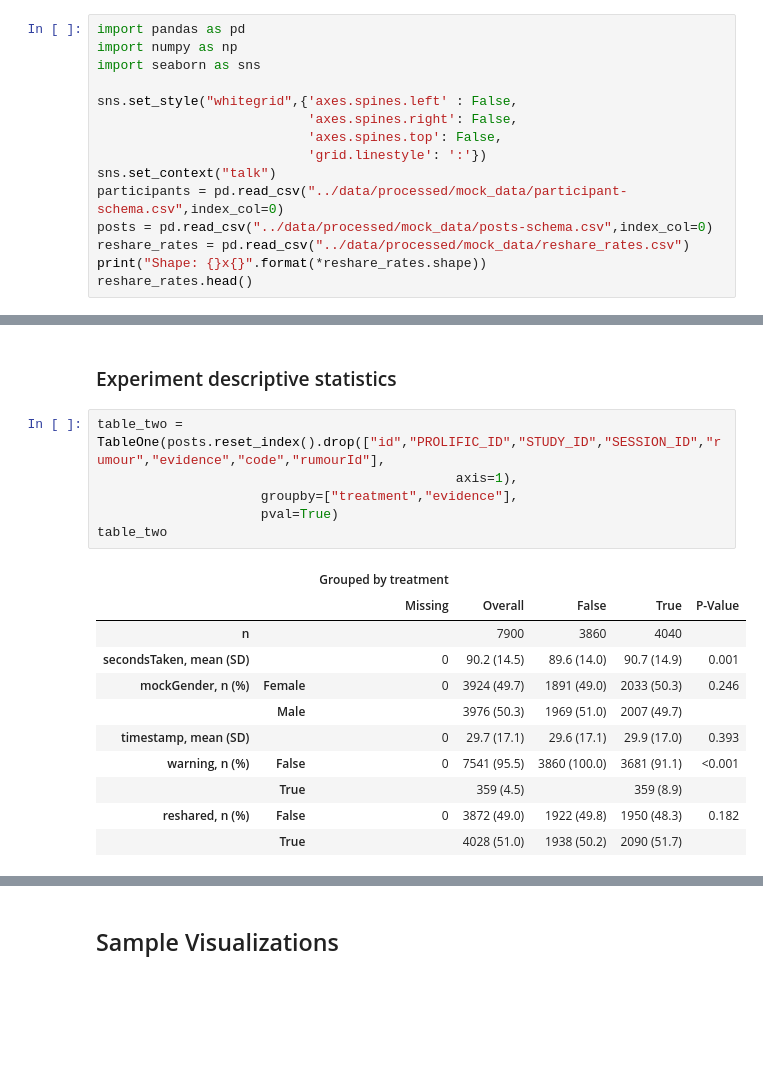
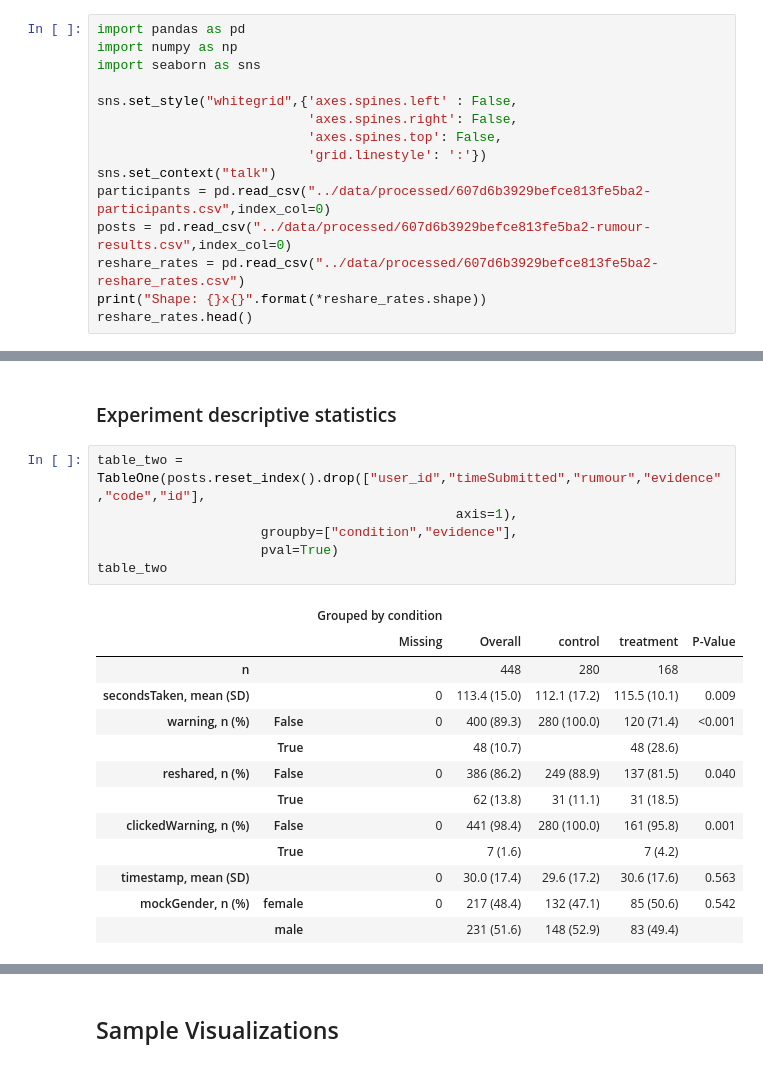
Before and after one commit to cameron-raymond/SDS-Thesis, a Jupyter notebook: notebooks/Descriptive_Analysis.ipynb, the cells around one changed output, grey strips where cells are left out. Drawn from its saved outputs; the diff is of its cells as text; blank space fills up the shorter version.

```diff
--- a/notebooks/Descriptive_Analysis.ipynb
+++ b/notebooks/Descriptive_Analysis.ipynb
@@ -12,9 +12,9 @@ sns.set_style("whitegrid",{'axes.spines.left' : False,
                            'axes.spines.top': False,
                            'grid.linestyle': ':'})
 sns.set_context("talk")
-participants = pd.read_csv("../data/processed/mock_data/participant-schema.csv",index_col=0)
-posts = pd.read_csv("../data/processed/mock_data/posts-schema.csv",index_col=0)
-reshare_rates = pd.read_csv("../data/processed/mock_data/reshare_rates.csv")
+participants = pd.read_csv("../data/processed/607d6b3929befce813fe5ba2-participants.csv",index_col=0)
+posts = pd.read_csv("../data/processed/607d6b3929befce813fe5ba2-rumour-results.csv",index_col=0)
+reshare_rates = pd.read_csv("../data/processed/607d6b3929befce813fe5ba2-reshare_rates.csv")
 print("Shape: {}x{}".format(*reshare_rates.shape))
 reshare_rates.head()
 # %% [output]
@@ -62,21 +59,23 @@ table_one
 # %% [markdown]
 ### Experiment descriptive statistics
 # %%
-table_two = TableOne(posts.reset_index().drop(["id","PROLIFIC_ID","STUDY_ID","SESSION_ID","rumour","evidence","code","rumourId"],
+table_two = TableOne(posts.reset_index().drop(["user_id","timeSubmitted","rumour","evidence","code","id"],
                                               axis=1),
-                     groupby=["treatment","evidence"],
+                     groupby=["condition","evidence"],
                      pval=True)
 table_two
 # %% [output]
-|  |  | Grouped by treatment |  |  |  |  |
-|  |  | Missing | Overall | False | True | P-Value |
-| n |  |  | 7900 | 3860 | 4040 |  |
-| secondsTaken, mean (SD) |  | 0 | 90.2 (14.5) | 89.6 (14.0) | 90.7 (14.9) | 0.001 |
-| mockGender, n (%) | Female | 0 | 3924 (49.7) | 1891 (49.0) | 2033 (50.3) | 0.246 |
-|  | Male |  | 3976 (50.3) | 1969 (51.0) | 2007 (49.7) |  |
-| timestamp, mean (SD) |  | 0 | 29.7 (17.1) | 29.6 (17.1) | 29.9 (17.0) | 0.393 |
-| warning, n (%) | False | 0 | 7541 (95.5) | 3860 (100.0) | 3681 (91.1) | <0.001 |
-|  | True |  | 359 (4.5) |  | 359 (8.9) |  |
-| reshared, n (%) | False | 0 | 3872 (49.0) | 1922 (49.8) | 1950 (48.3) | 0.182 |
-|  | True |  | 4028 (51.0) | 1938 (50.2) | 2090 (51.7) |  |
+|  |  | Grouped by condition |  |  |  |  |
+|  |  | Missing | Overall | control | treatment | P-Value |
+| n |  |  | 448 | 280 | 168 |  |
+| secondsTaken, mean (SD) |  | 0 | 113.4 (15.0) | 112.1 (17.2) | 115.5 (10.1) | 0.009 |
+| warning, n (%) | False | 0 | 400 (89.3) | 280 (100.0) | 120 (71.4) | <0.001 |
+|  | True |  | 48 (10.7) |  | 48 (28.6) |  |
+| reshared, n (%) | False | 0 | 386 (86.2) | 249 (88.9) | 137 (81.5) | 0.040 |
+|  | True |  | 62 (13.8) | 31 (11.1) | 31 (18.5) |  |
+| clickedWarning, n (%) | False | 0 | 441 (98.4) | 280 (100.0) | 161 (95.8) | 0.001 |
+|  | True |  | 7 (1.6) |  | 7 (4.2) |  |
+| timestamp, mean (SD) |  | 0 | 30.0 (17.4) | 29.6 (17.2) | 30.6 (17.6) | 0.563 |
+| mockGender, n (%) | female | 0 | 217 (48.4) | 132 (47.1) | 85 (50.6) | 0.542 |
+|  | male |  | 231 (51.6) | 148 (52.9) | 83 (49.4) |  |
 # %%
```
Also changed, not shown: parts of 10 cells of this notebook, 8 other files.
